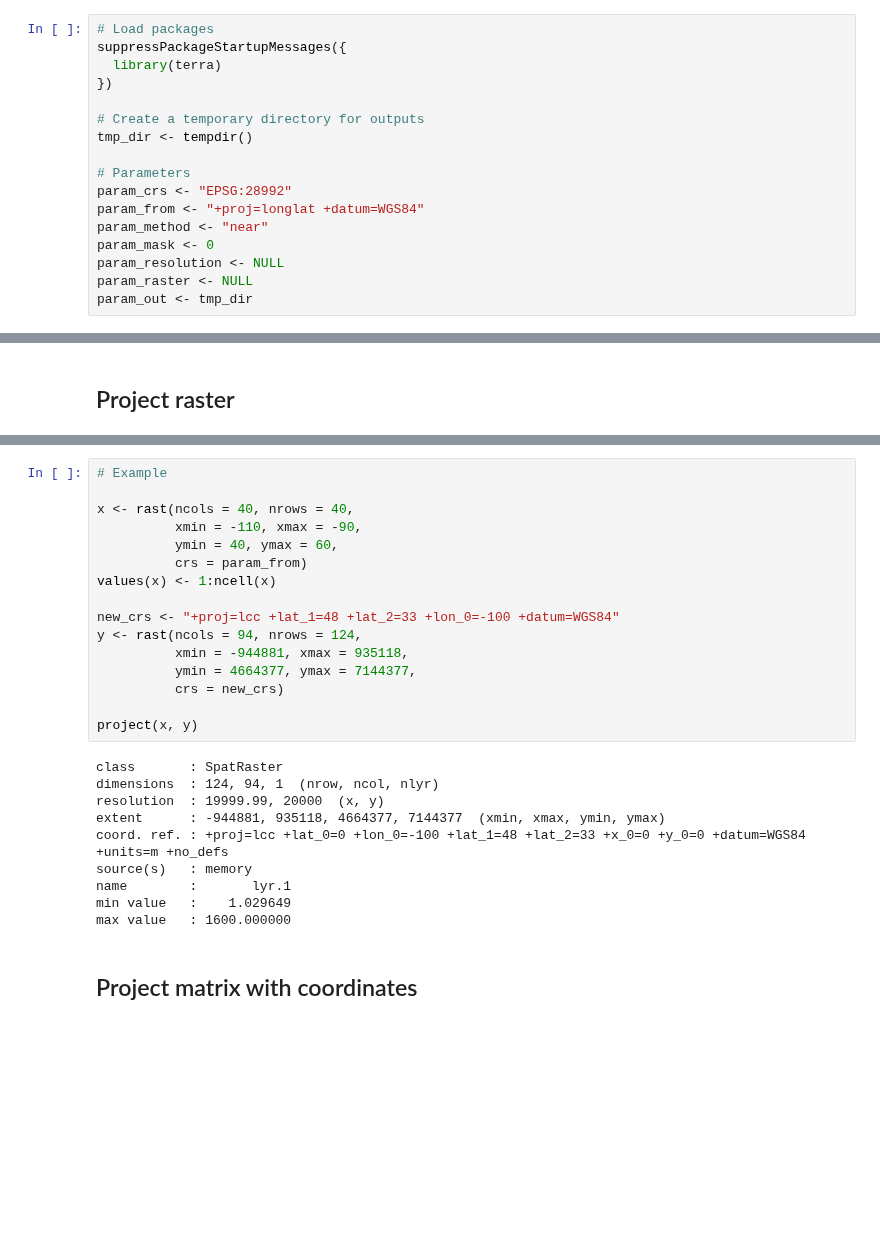
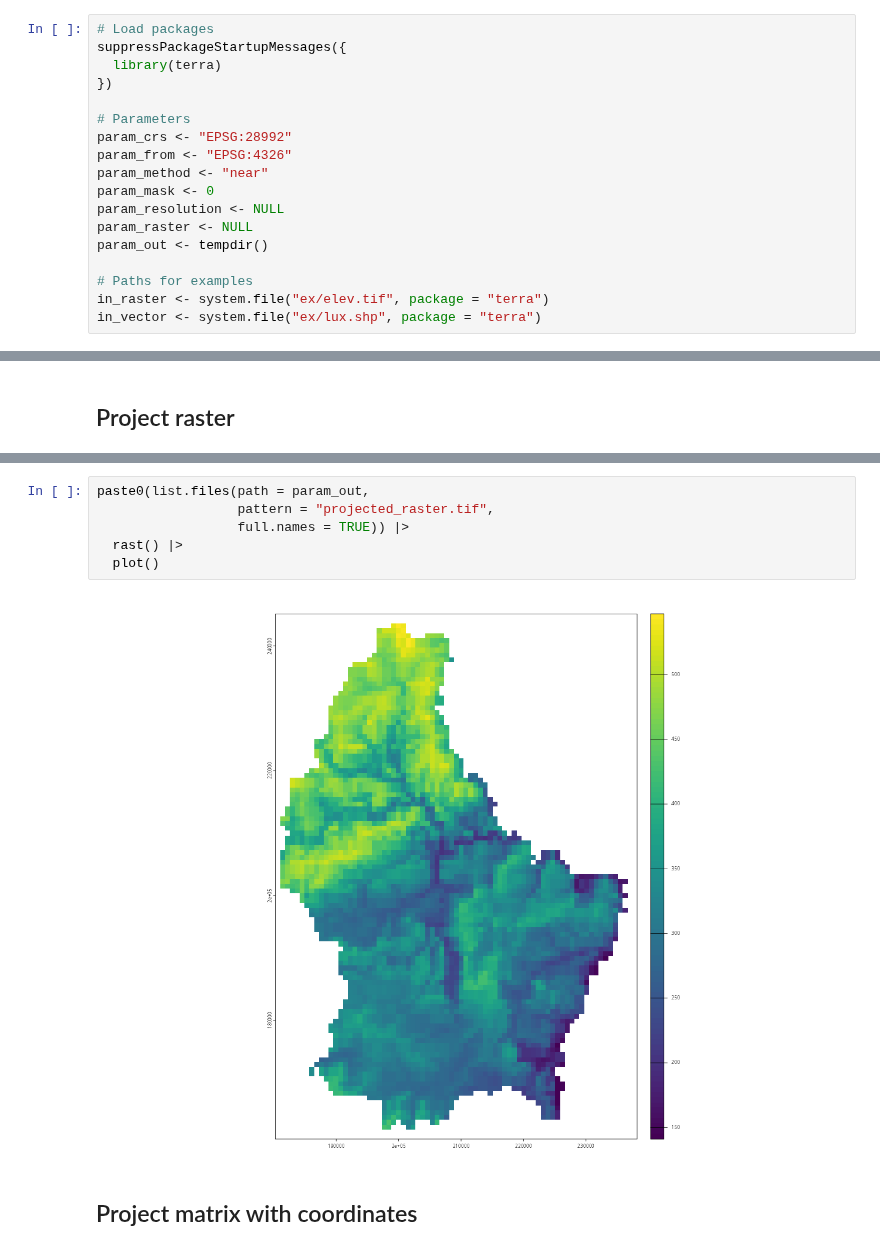
Before and after one commit to LTER-LIFE/vl-geospatial-toolbox, a Jupyter notebook: projection.ipynb, the cells around one changed output, grey strips where cells are left out. Saved outputs shown, nothing was run; the diff lists cells and outputs as text; blank space fills up the shorter version.

```diff
--- a/projection.ipynb
+++ b/projection.ipynb
@@ -10,17 +10,18 @@ suppressPackageStartupMessages({
   library(terra)
 })
 
-# Create a temporary directory for outputs
-tmp_dir <- tempdir()
-
 # Parameters
 param_crs <- "EPSG:28992"
-param_from <- "+proj=longlat +datum=WGS84"
+param_from <- "EPSG:4326"
 param_method <- "near"
 param_mask <- 0
 param_resolution <- NULL
 param_raster <- NULL
-param_out <- tmp_dir
+param_out <- tempdir()
+
+# Paths for examples
+in_raster <- system.file("ex/elev.tif", package = "terra")
+in_vector <- system.file("ex/lux.shp", package = "terra")
 # %% [markdown]
 ## Project vector
 # %%
@@ -121,29 +132,11 @@ v <- project(x       = x,
 # %%
-# Example
-
-x <- rast(ncols = 40, nrows = 40,
-          xmin = -110, xmax = -90,
-          ymin = 40, ymax = 60,
-          crs = param_from)
-values(x) <- 1:ncell(x)
-
-new_crs <- "+proj=lcc +lat_1=48 +lat_2=33 +lon_0=-100 +datum=WGS84"
-y <- rast(ncols = 94, nrows = 124,
-          xmin = -944881, xmax = 935118,
-          ymin = 4664377, ymax = 7144377,
-          crs = new_crs)
-
-project(x, y)
+paste0(list.files(path = param_out,
+                  pattern = "projected_raster.tif",
+                  full.names = TRUE)) |>
+  rast() |>
+  plot()
 # %% [output]
-class       : SpatRaster
-dimensions  : 124, 94, 1  (nrow, ncol, nlyr)
-resolution  : 19999.99, 20000  (x, y)
-extent      : -944881, 935118, 4664377, 7144377  (xmin, xmax, ymin, ymax)
-coord. ref. : +proj=lcc +lat_0=0 +lon_0=-100 +lat_1=48 +lat_2=33 +x_0=0 +y_0=0 +datum=WGS84 +units=m +no_defs
-source(s)   : memory
-name        :       lyr.1
-min value   :    1.029649
-max value   : 1600.000000
+[figure, added]
 # %% [markdown]
 ## Project matrix with coordinates
 # %%
```
Also changed, not shown: parts of 4 cells of this notebook, 3 other files.
